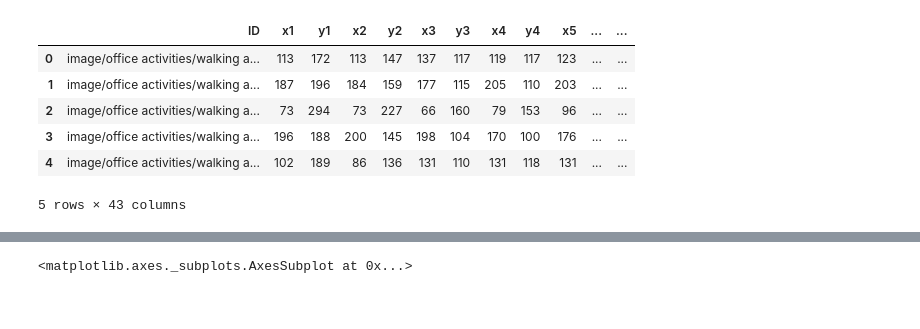
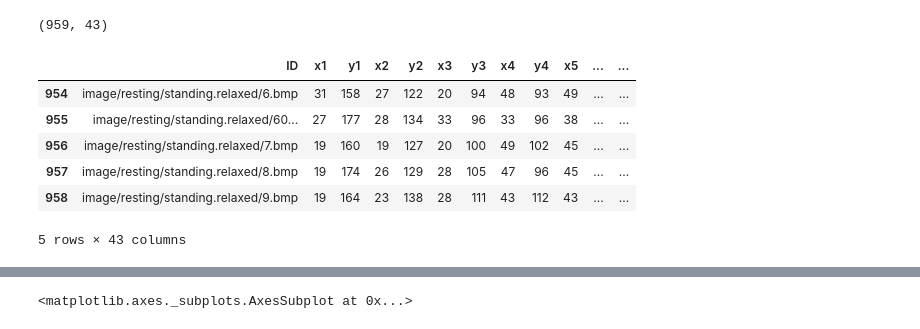
Before and after one commit to ys7yoo/deeppose_tf, a Jupyter notebook: shuffleData.ipynb, the cells around one changed output, grey strips where cells are left out. Saved outputs shown, nothing was run; the diff lists cells and outputs as text; code cells hidden in the pictures.

Commit message:
regenerate after fixing joints

```diff
--- a/shuffleData.ipynb
+++ b/shuffleData.ipynb
@@ -6,33 +6,42 @@ import matplotlib.pyplot as plt
 %matplotlib inline
 # %%
 ## load joint info
-JOINT_CSV_FILENAME = '/var/data/MET2/activity.csv'
+JOINT_CSV_FILENAME = '/var/data/MET2/activity_20180618.csv'  # updated joints!
+#JOINT_CSV_FILENAME = '/var/data/MET2/activity.csv'
+#JOINT_CSV_FILENAME = '/var/data/MET2/activity_wo_ub.csv'  # images with ALL upper body joints
 IMG_PATH_PREFIX = '/var/data/MET2/'
 
 numJoints = 14
 # prepare column names
 colNames = list()
 colNames.append('ID')
 for n in range(numJoints):
     colNames.append("x{}".format(n+1))
     colNames.append("y{}".format(n+1))
 for n in range(numJoints):
     colNames.append("v{}".format(n+1))
 #print(colNames)
 
+# for wo data
+#colNames.append("MET")
+#colNames.append("label")
+
 # load csv file
 MET2_joints=pd.read_csv(JOINT_CSV_FILENAME,header=None,names=colNames) # ,index_col=0)
 
+print(MET2_joints.shape)
 
 MET2_joints.head()
+MET2_joints.tail()
 # %% [output]
+(959, 43)
 |  | ID | x1 | y1 | x2 | y2 | x3 | y3 | x4 | y4 | x5 | ... | ... |
-| 0 | image/office activities/walking a... | 113 | 172 | 113 | 147 | 137 | 117 | 119 | 117 | 123 | ... | ... |
-| 1 | image/office activities/walking a... | 187 | 196 | 184 | 159 | 177 | 115 | 205 | 110 | 203 | ... | ... |
-| 2 | image/office activities/walking a... | 73 | 294 | 73 | 227 | 66 | 160 | 79 | 153 | 96 | ... | ... |
-| 3 | image/office activities/walking a... | 196 | 188 | 200 | 145 | 198 | 104 | 170 | 100 | 176 | ... | ... |
-| 4 | image/office activities/walking a... | 102 | 189 | 86 | 136 | 131 | 110 | 131 | 118 | 131 | ... | ... |
+| 954 | image/resting/standing.relaxed/6.bmp | 31 | 158 | 27 | 122 | 20 | 94 | 48 | 93 | 49 | ... | ... |
+| 955 | image/resting/standing.relaxed/60... | 27 | 177 | 28 | 134 | 33 | 96 | 33 | 96 | 38 | ... | ... |
+| 956 | image/resting/standing.relaxed/7.bmp | 19 | 160 | 19 | 127 | 20 | 100 | 49 | 102 | 45 | ... | ... |
+| 957 | image/resting/standing.relaxed/8.bmp | 19 | 174 | 26 | 129 | 28 | 105 | 47 | 96 | 45 | ... | ... |
+| 958 | image/resting/standing.relaxed/9.bmp | 19 | 164 | 23 | 138 | 28 | 111 | 43 | 112 | 43 | ... | ... |
-5 rows × 43 columns
+5 rows × 43 columns
 # %%
 # dictionary of activity-MET  in the increasing order of MET
 
```
Also changed, not shown: parts of 10 cells of this notebook.
